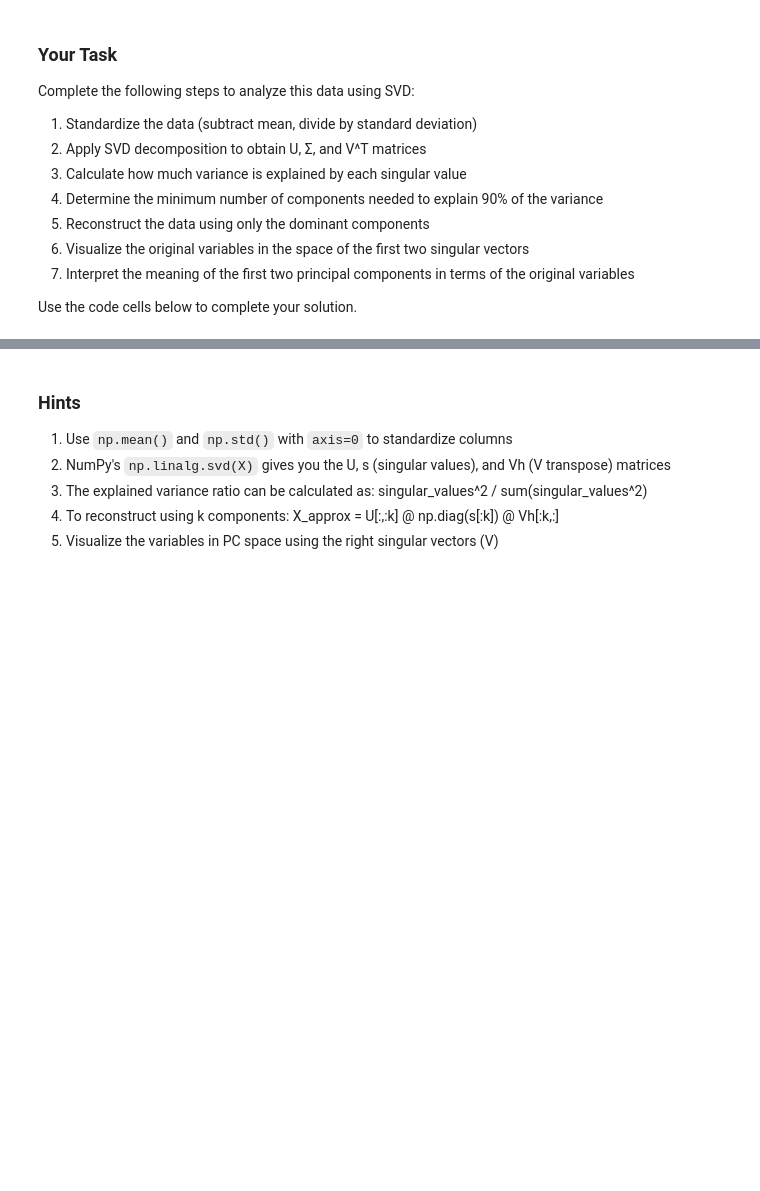
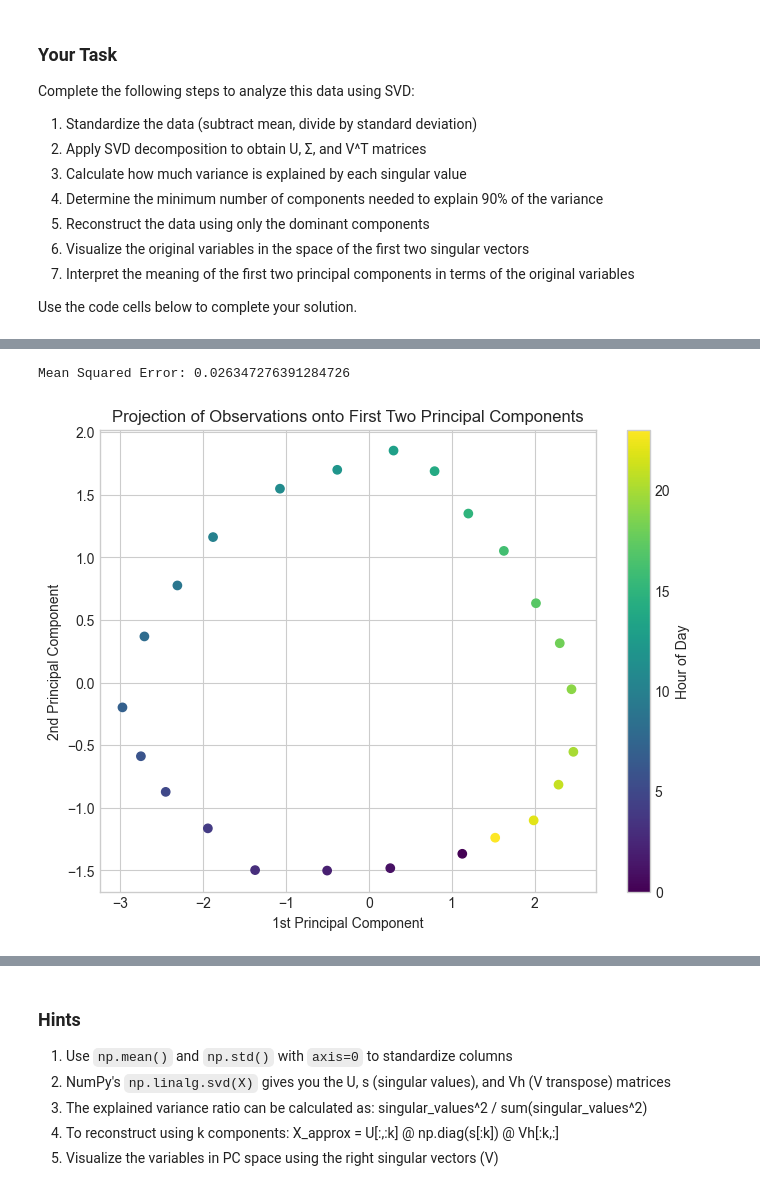
Before and after one commit to SearchingAlpha/mathematical-modelling-and-computer-science, a Jupyter notebook: 2_Mathematical_prerequisites/2.1 Linear Algebra and Matrix.ipynb, the cells around one changed output, grey strips where cells are left out. Cells and saved outputs as stored; diff of their text form; code cells hidden in the pictures; blank space fills up the shorter version.

```diff
--- a/2_Mathematical_prerequisites/2.1 Linear Algebra and Matrix.ipynb
+++ b/2_Mathematical_prerequisites/2.1 Linear Algebra and Matrix.ipynb
@@ -275,0 +323,8 @@ Use the code cells below to complete your solution.
+# %%
+# Step 1: Standardize the data
+# Your code here
+mean = np.mean(X, axis=0)
+std = np.std(X, axis=0)
+X_std = (X - mean) / std
+print("Standardized data (first 5 rows):")
+print(X_std[:5])
@@ -275,0 +338,10 @@ Use the code cells below to complete your solution.
+# %%
+# Step 2: Apply SVD decomposition
+# Your code here
+U, S, Vt = svd(X_std, full_matrices=False)
+print("Singular values (S):")
+print(S)
+print("Left singular vectors (U):")
+print(U[:5])
+print("Right singular vectors (Vt):")
+print(Vt[:5])
@@ -284,0 +382,32 @@ Use the code cells below to complete your solution.
+# %%
+# Step 5: Reconstruct the data using only dominant components
+# Your code here
+k = 2 # Min number of components to understand 95% of variance
+U_k = U[:, :k]
+S_k = S[:k]
+Vt_k = Vt[:k, :]
+
+# Paso 2: construye Sigma_k como matriz diagonal
+Sigma_k = np.diag(S_k)
+
+# Paso 3: reconstruye la matriz
+X_approx = U_k @ Sigma_k @ Vt_k
+
+mse = np.mean((X_std - X_approx)**2)
+print("Mean Squared Error:", mse)
+# %% [output]
+Mean Squared Error: 0.026347276391284726
+# %%
+# Step 6: Visualize variables in the space of the first two singular vectors
+# Your code here
+Z2 = U[:, :2] @ np.diag(S[:2])  # Resultado: (24, 2)
+plt.figure(figsize=(8, 6))
+plt.scatter(Z2[:, 0], Z2[:, 1], c=np.arange(24), cmap='viridis')
+plt.xlabel('1st Principal Component')
+plt.ylabel('2nd Principal Component')
+plt.title('Projection of Observations onto First Two Principal Components')
+plt.colorbar(label='Hour of Day')
+plt.grid(True)
+plt.show()
+# %% [output]
+[figure, added]
```
Also changed, not shown: parts of 14 cells of this notebook.
